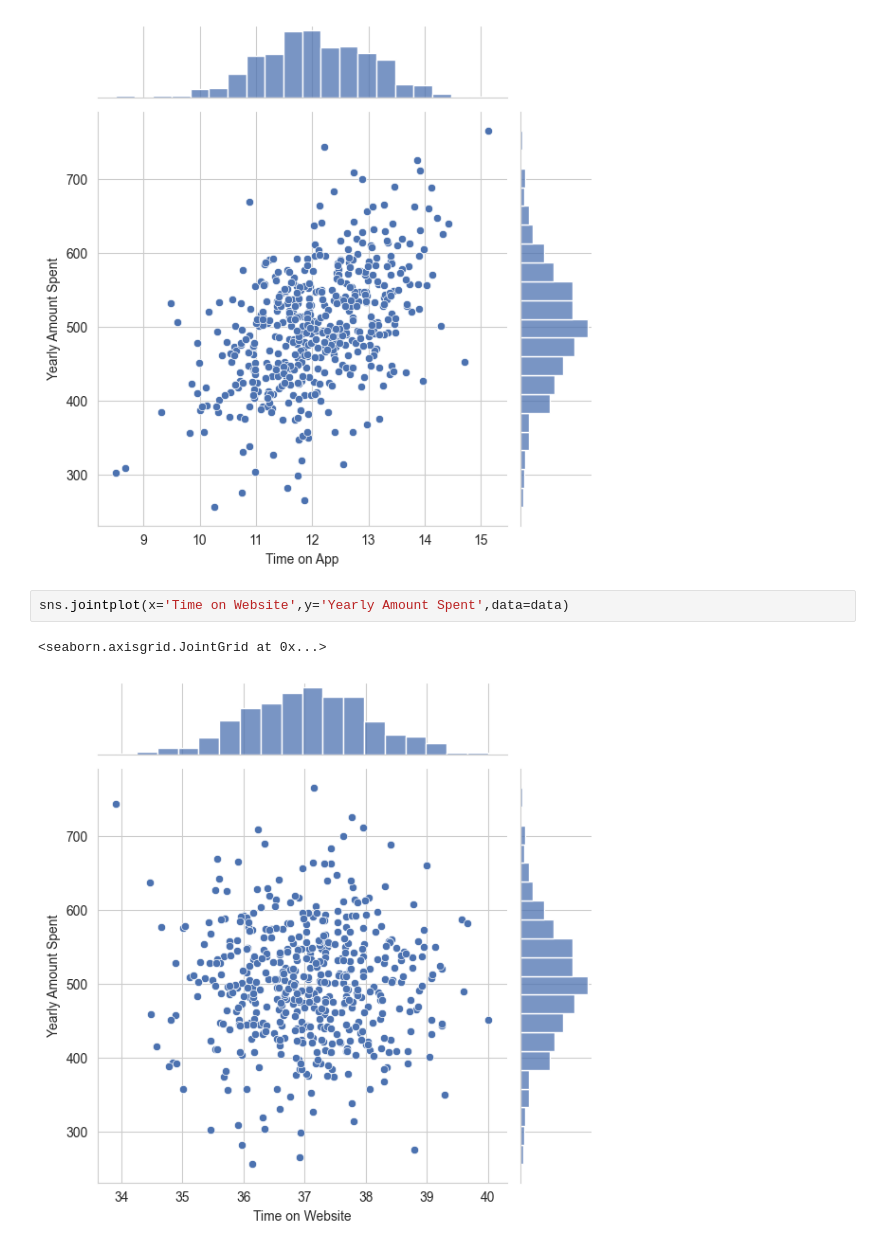
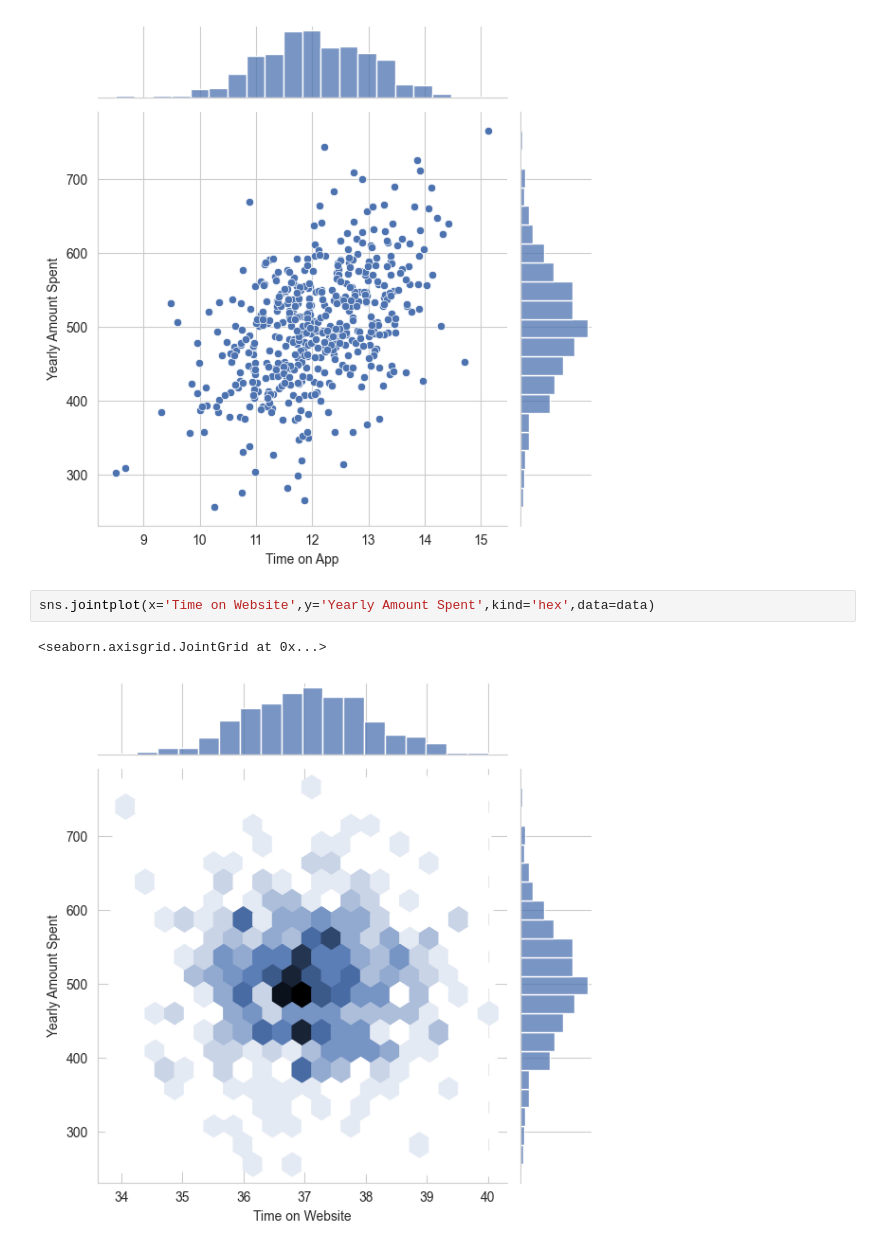
Before and after one commit to Milansuser/new_repo, a Jupyter notebook: Linear_regression/first_LR.ipynb, the cells around one changed output. Drawn from its saved outputs; the diff is of its cells as text.

```diff
--- a/Linear_regression/first_LR.ipynb
+++ b/Linear_regression/first_LR.ipynb
@@ -70,7 +70,7 @@ sns.jointplot(x='Time on App',y='Yearly Amount Spent',data=data)
 <seaborn.axisgrid.JointGrid at 0x...>
 [figure]
 # %%
-sns.jointplot(x='Time on Website',y='Yearly Amount Spent',data=data)
+sns.jointplot(x='Time on Website',y='Yearly Amount Spent',kind='hex',data=data)
 # %% [output]
 <seaborn.axisgrid.JointGrid at 0x...>
-[figure, old version]
+[figure, new version]
```
Also changed, not shown: parts of 9 cells of this notebook.
